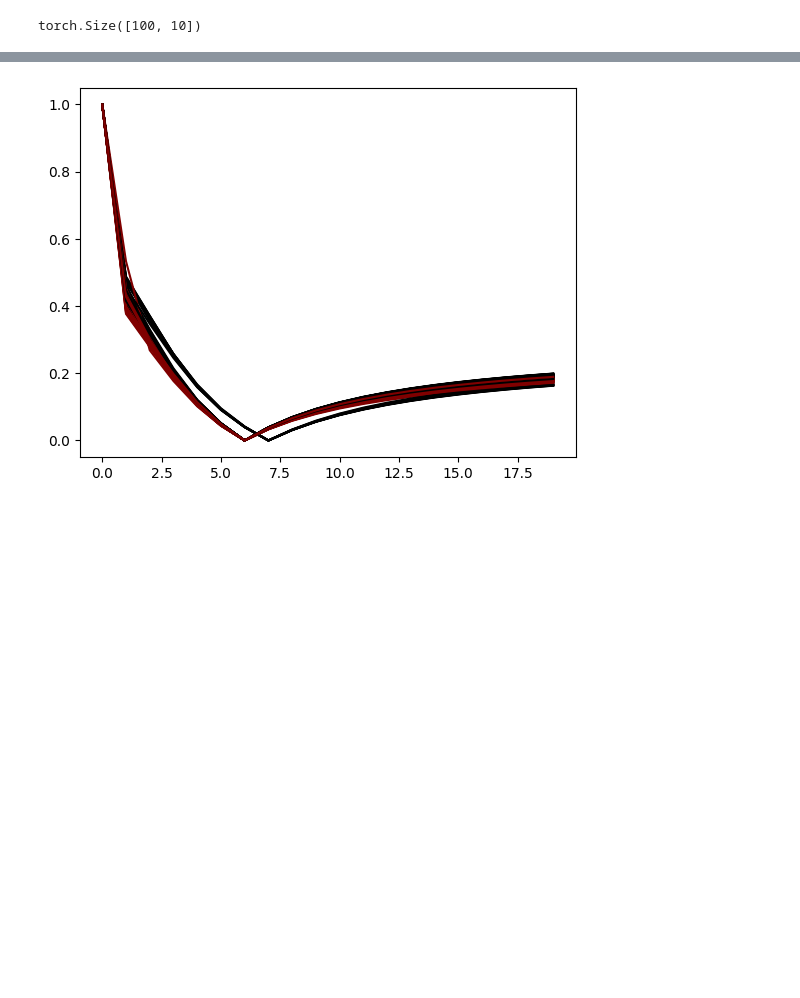
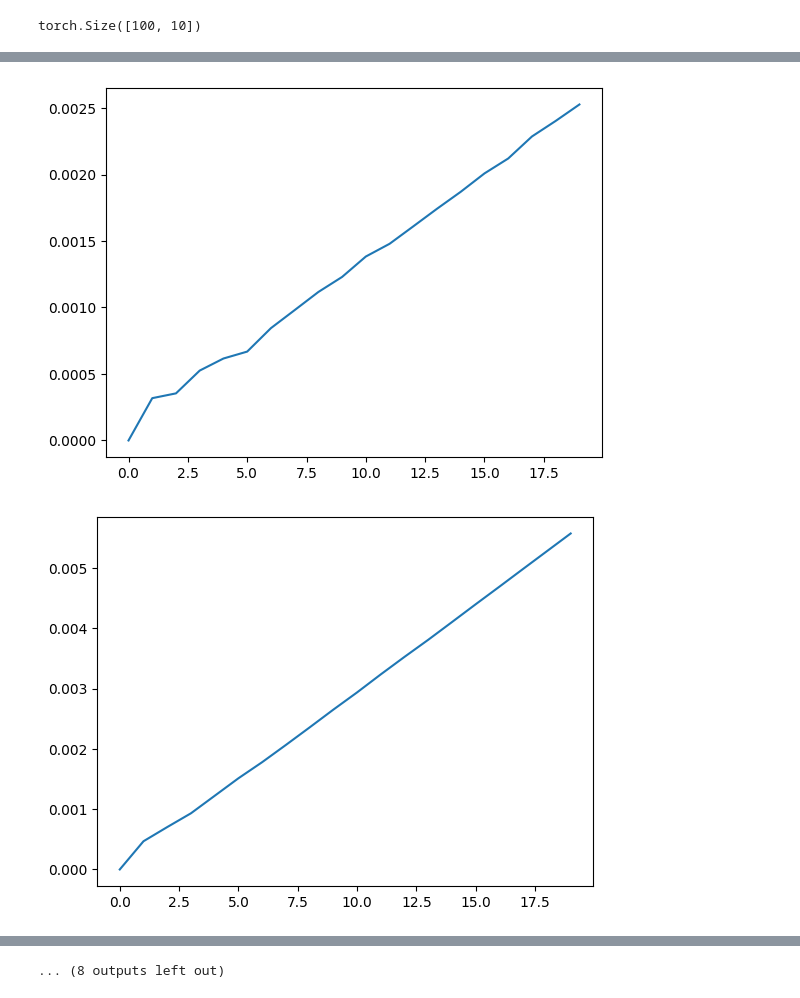
Before and after one commit to jettjaniak/teren, a Jupyter notebook: notebooks/jsd_process_gemma_40_sae.ipynb, the cells around one changed output, grey strips where cells are left out. Saved outputs shown, nothing was run; the diff lists cells and outputs as text; code cells hidden in the pictures; blank space fills up the shorter version.

```diff
--- a/notebooks/jsd_process_gemma_40_sae.ipynb
+++ b/notebooks/jsd_process_gemma_40_sae.ipynb
@@ -219,13 +222,21 @@ plot_hist(pla_act_hist_by_name, color_by_name, "act lvl A maximizing PLA score")
 # with open("dirs.pkl", "wb") as f:
 #     pickle.dump(dirs, f)
 # %%
-dir=dirs[0]
+dir = dirs[1]
 matmet = dir.res_by_metric[jsd_metric].matmet
-pla_act=dir.res_by_metric[jsd_metric].pla_act
-pla_score=dir.res_by_metric[jsd_metric].pla_score
-pla_index=pla_act.unsqueeze(0).unsqueeze(0).expand(-1, exctx.n_act, -1)
-pla_lines = torch.gather(
-    matmet,
-    index=pla_index,
-    dim=0,
-).squeeze()
+
+
+def lines(act):
+    index = act.unsqueeze(0).unsqueeze(0).expand(-1, exctx.n_act, -1)
+    return torch.gather(
+        matmet,
+        index=index,
+        dim=0,
+    ).squeeze()
+# %%
+for i in range(20):
+    plt.plot(matmet[0, :, i])
+    plt.show()
+# %% [output]
+[figure, added]
+[figure, added]
@@ -231,0 +253 @@ pla_lines = torch.gather(
+... (8 outputs left out)
@@ -233,10 +263,9 @@ pla_lines = torch.gather(
 import matplotlib.pyplot as plt
 
 for i, line in enumerate(pla_lines.T):
-    score=pla_score[i].item()
-    thresh=0.75
+    score = pla_score[i].item()
+    thresh = 0.6
     if score < thresh:
         continue
-    plt.plot(line, color=((score-thresh)*10, 0, 0))
+    plt.plot(line, color=((score - thresh) * 2, 0, 0))
+plt.show()
-# %% [output]
-[figure, removed]
```
Also changed, not shown: parts of 8 cells of this notebook, 2 other files.
